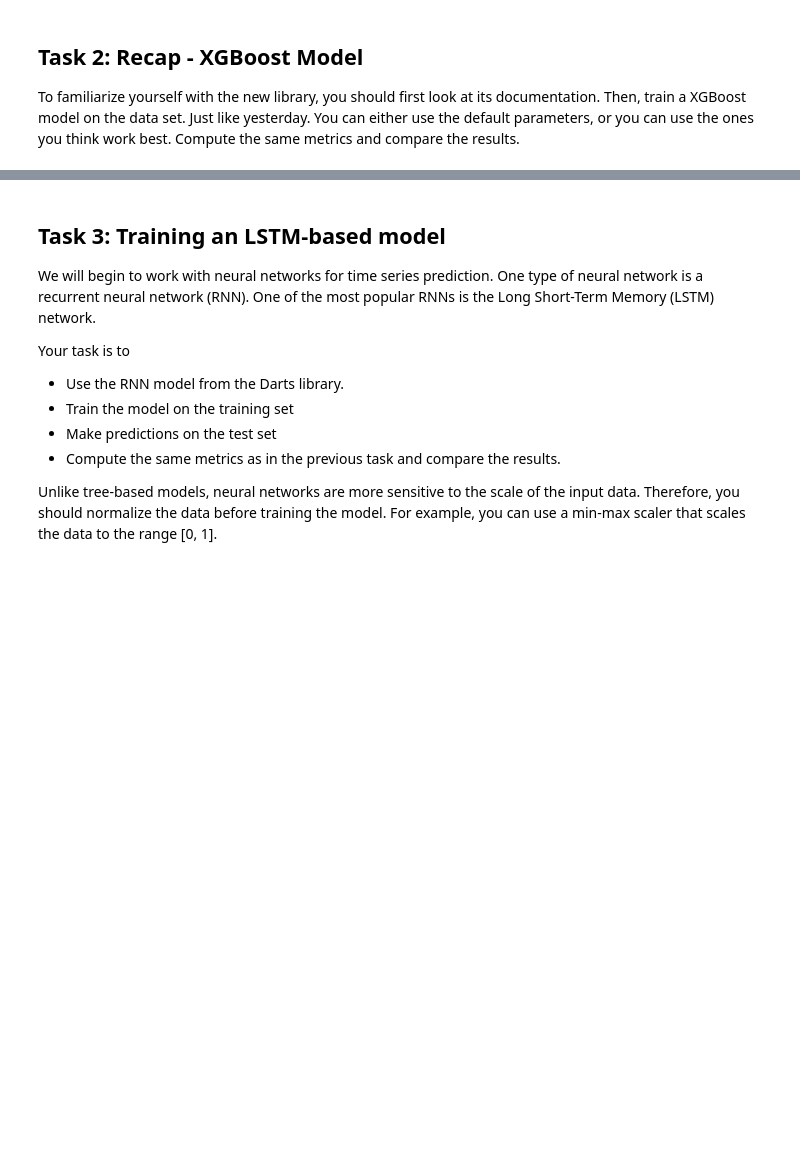
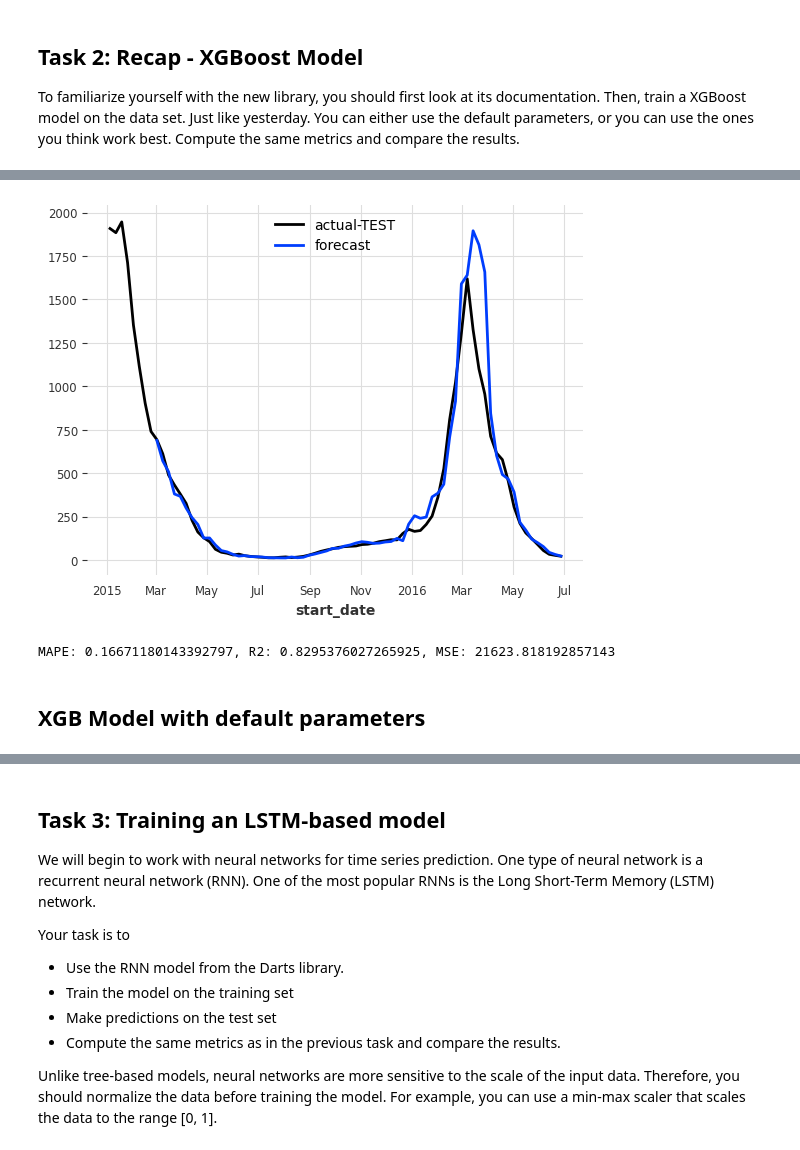
Before and after one commit to JulianMeigen/ML-handson, a Jupyter notebook: notebooks/3.0 SNJMMH-Day3.ipynb, the cells around one changed output, grey strips where cells are left out. Saved outputs shown, nothing was run; the diff lists cells and outputs as text; code cells hidden in the pictures; blank space fills up the shorter version.

```diff
--- a/notebooks/3.0 SNJMMH-Day3.ipynb
+++ b/notebooks/3.0 SNJMMH-Day3.ipynb
@@ -21,0 +48,5 @@ from darts.models import RandomForest
+# %%
+# first try with default parameters
+rf_model = RandomForest(lags=8, output_chunk_length=2, n_estimators=100, random_state=42)
+rf_model.fit(train_series)
+pred_rf = rf_model.historical_forecasts(test_series, retrain=False)
@@ -21,0 +55,19 @@ from darts.models import RandomForest
+# %%
+#visualize:
+test_series.plot(label='actual-TEST')
+pred_rf.plot(label='forecast')
+plt.legend()
+plt.show()
+# %% [output]
+[figure, added]
+# %%
+#evaluate:
+test_series_skipped = test_series[8:]
+MAPE = metrics.mean_absolute_percentage_error(test_series_skipped.values(), pred_rf.values())
+R2 = metrics.r2_score(test_series_skipped.values(), pred_rf.values())
+mse = metrics.mean_squared_error(test_series_skipped.values(), pred_rf.values())
+print(f'MAPE: {MAPE}, R2: {R2}, MSE: {mse}')
+# %% [output]
+MAPE: 0.16671180143392797, R2: 0.8295376027265925, MSE: 21623.818192857143
+# %% [markdown]
+## XGB Model with default parameters
```
Also changed, not shown: parts of 11 cells of this notebook.
